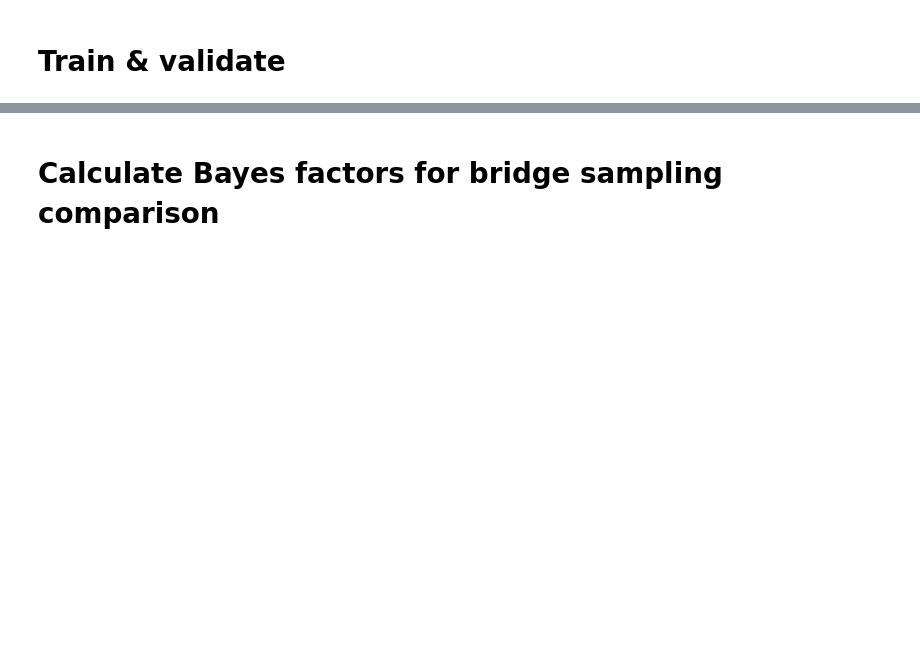
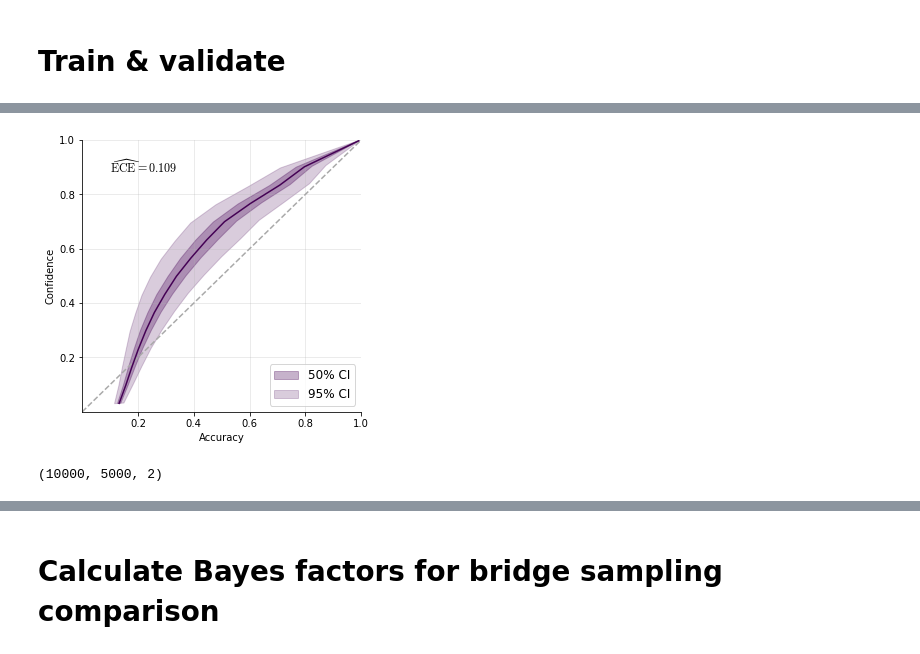
Before and after one commit to elseml/DeepHierarchicalModelComparison, a Jupyter notebook: notebooks/01_calibration_validation/01_calibration_fixed_sizes.ipynb, the cells around one changed output, grey strips where cells are left out. Saved outputs shown, nothing was run; the diff lists cells and outputs as text; code cells hidden in the pictures; blank space fills up the shorter version.

Commit message:
investigate dirichlet sampling misbehavior

```diff
--- a/notebooks/01_calibration_validation/01_calibration_fixed_sizes.ipynb
+++ b/notebooks/01_calibration_validation/01_calibration_fixed_sizes.ipynb
@@ -98,0 +126,24 @@ ECE = 0.032
+# %%
+# Calibration curve with uncertainty
+
+# Get Alphas
+alphas = tf.concat([evidence_net(summary_net(x_chunk)) for x_chunk in tf.split(val_data['X'], 500)], axis=0).numpy()
+
+# Sample from dirichlet
+n_samples = 10000
+n_datasets = alphas.shape[0]
+pm_samples = np.stack([np.random.dirichlet(alphas[n, :], size=n_samples) for n in range(n_datasets)], axis=0)
+
+# Plot
+fig, ax = plt.subplots(1, 1, figsize=(5, 5))
+narrow_ci = [0.25, 0.75]
+wide_ci = [0.025, 0.975]
+
+m_true = val_data['m'][:, 1]
+pm_samples_model = pm_samples[:, :, 1]
+plot_calibration_curve_uncertainty(m_true, pm_samples_model, narrow_ci=narrow_ci, wide_ci=wide_ci, n_bins=15, ax=ax)
+
+# Save
+#plt.savefig('calibration_fixed.png', dpi=300, bbox_inches='tight')
+# %% [output]
+[figure, added]
@@ -98,0 +154,4 @@ ECE = 0.032
+# %%
+pm_samples_bayesflow.shape
+# %% [output]
+(10000, 5000, 2)
```
Also changed, not shown: parts of 32 cells of this notebook.
